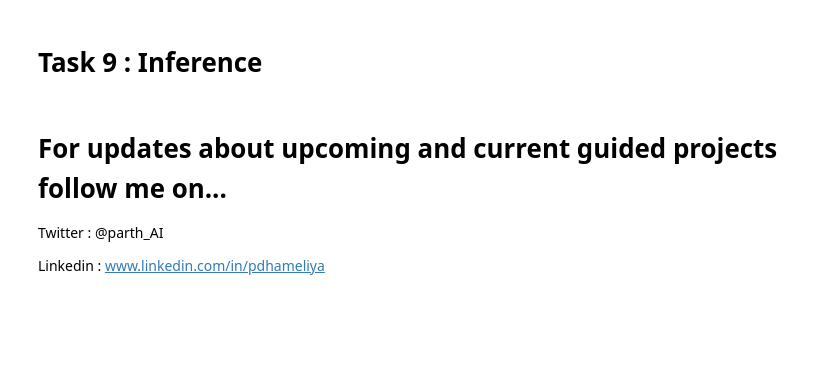
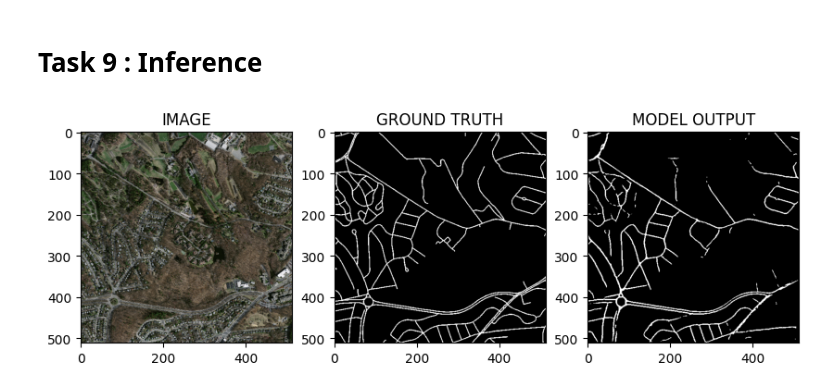
Before and after one commit to nityanandmathur/Pytorch, a Jupyter notebook: AerialImageSegmentation/Aerial_Image_Segmentation_with_PyTorch.ipynb, the cells around one changed output. Drawn from its saved outputs; the diff is of its cells as text; code cells hidden in the pictures; blank space fills up the shorter version.

```diff
--- a/AerialImageSegmentation/Aerial_Image_Segmentation_with_PyTorch.ipynb
+++ b/AerialImageSegmentation/Aerial_Image_Segmentation_with_PyTorch.ipynb
@@ -111,0 +194,5 @@ A.Compose([
+# %%
+for images, masks in trainloader:
+    print(f"one batch image shape: {images.shape}")
+    print(f"One batch mask sshape: {masks.shape}")
+    break
@@ -115,0 +211,22 @@ segmentation_models_pytorch documentation : https://smp.readthedocs.io/en/latest
+# %%
+class SegmentationModel(nn.Module):
+    def __init__(self):
+        super(SegmentationModel, self).__init__()
+
+        self.backbone = smp.Unet(
+            encoder_name = ENCODER,
+            encoder_weights = WEIGHTS,
+            in_channels = 3,
+            classes = 1,
+            activation = None
+        )
+
+    def forward(self, images, masks = None):
+        logits = self.backbone(images)
+        if masks != None:
+            return logits, DiceLoss(mode = 'binary')(logits, masks) + nn.BCEWithLogitsLoss()(logits, masks)
+
+        return logits
+# %%
+model = SegmentationModel()
+model = model.to(DEVICE)
@@ -120,8 +307,15 @@ segmentation_models_pytorch documentation : https://smp.readthedocs.io/en/latest
 # %% [markdown]
 # Task 9 : Inference
-# %% [markdown]
-# For updates about upcoming and current guided projects follow me on...
-
-Twitter : @parth_AI
-
-Linkedin : www.linkedin.com/in/pdhameliya
+# %%
+idx = 17
+
+model.load_state_dict(torch.load('/home/btech/nityanand.mathur/Pytorch/AerialImageSegmentation/AIS.pt'))
+image, mask = validset[idx]
+
+logits_mask = model(image.to(DEVICE).unsqueeze(0))
+pred_mask = torch.sigmoid(logits_mask)
+pred_mask = (pred_mask > 0.5)*1.0
+# %%
+helper.show_image(image, mask, pred_mask.detach().cpu().squeeze(0))
+# %% [output]
+[figure, added]
```
Also changed, not shown: parts of 26 cells of this notebook, 1 other file.
